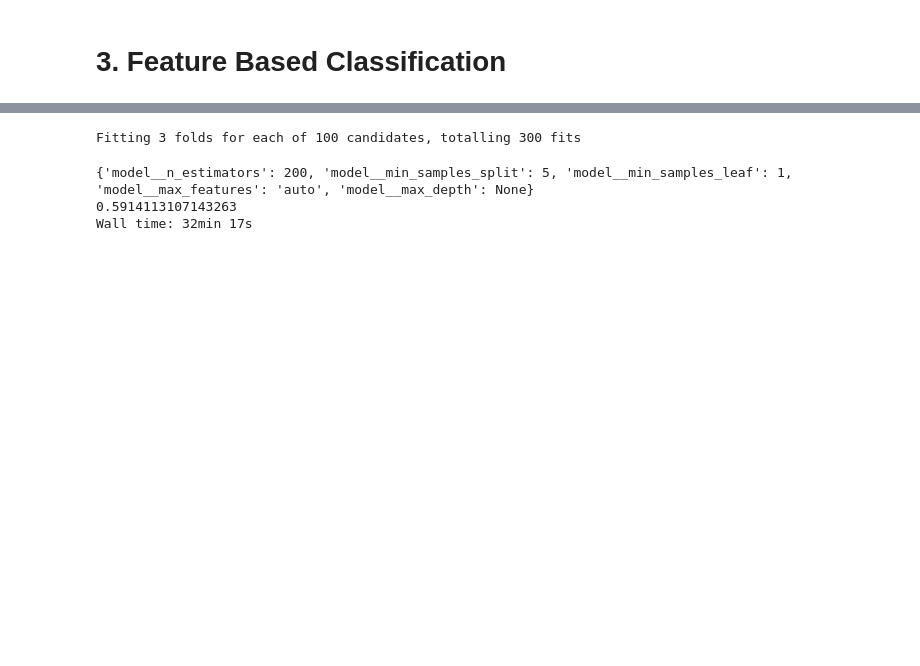
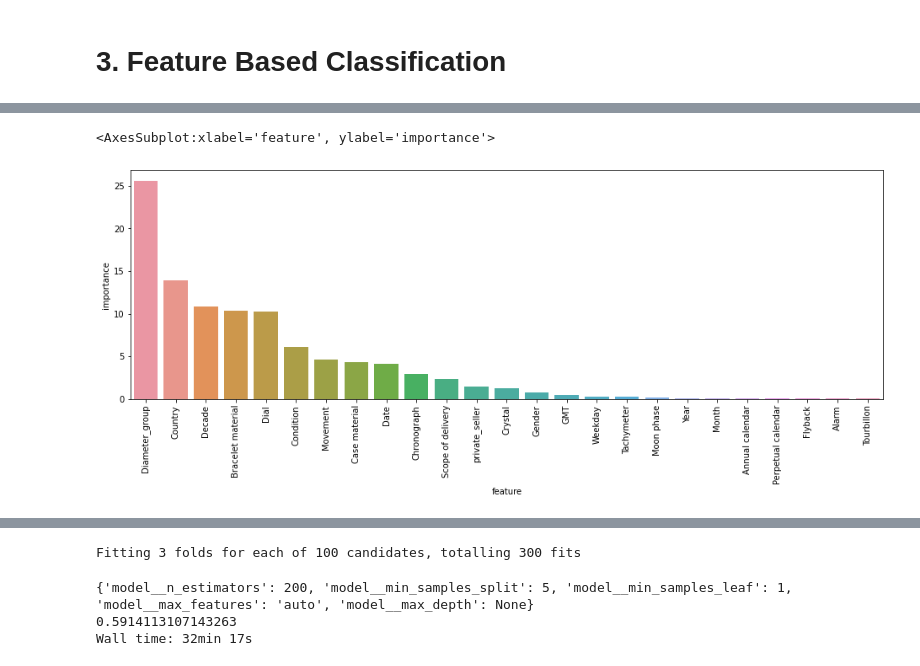
Before and after one commit to Ortgies/chrono, a Jupyter notebook: classification.ipynb, the cells around one changed output, grey strips where cells are left out. Cells and saved outputs as stored; diff of their text form; code cells hidden in the pictures; blank space fills up the shorter version.

```diff
--- a/classification.ipynb
+++ b/classification.ipynb
@@ -297,0 +310,8 @@ Wall time: 10.9 s
+# %%
+df['private_seller'] = df['private_seller'].astype(int)
+X = df[categorical_var + functions]
+# %%
+%%time
+
+model = CatBoostClassifier(cat_features=categorical_var, iterations=1000, random_state=13, task_type='GPU', devices='0:1', early_stopping_rounds=10, verbose=False)
+np.mean(cross_val_score(model, X, y, cv=5, n_jobs=1))
@@ -297,0 +321,5 @@ Wall time: 10.9 s
+# %%
+%%time
+
+X_train, X_test, y_train, y_test = train_test_split(X, y, test_size=0.2, random_state=13)
+model.fit(X_train, y_train)
@@ -297,0 +329,15 @@ Wall time: 10.9 s
+# %%
+%%time
+
+pool = Pool(X_train, label=y_train, cat_features=categorical_var)
+fi = model.get_feature_importance(pool)
+
+df_fi = pd.DataFrame({
+    'feature': X.columns,
+    'importance': fi
+})
+
+plt.pyplot.figure(figsize=(16,5))
+plt.pyplot.xticks(rotation=90)
+sns.barplot(x='feature', y='importance', data=df_fi.sort_values('importance', ascending=False))
+# %% [output]
@@ -297,0 +345,2 @@ Wall time: 10.9 s
+<AxesSubplot:xlabel='feature', ylabel='importance'>
+[figure, added]
```
Also changed, not shown: parts of 29 cells of this notebook, 5 other files.
